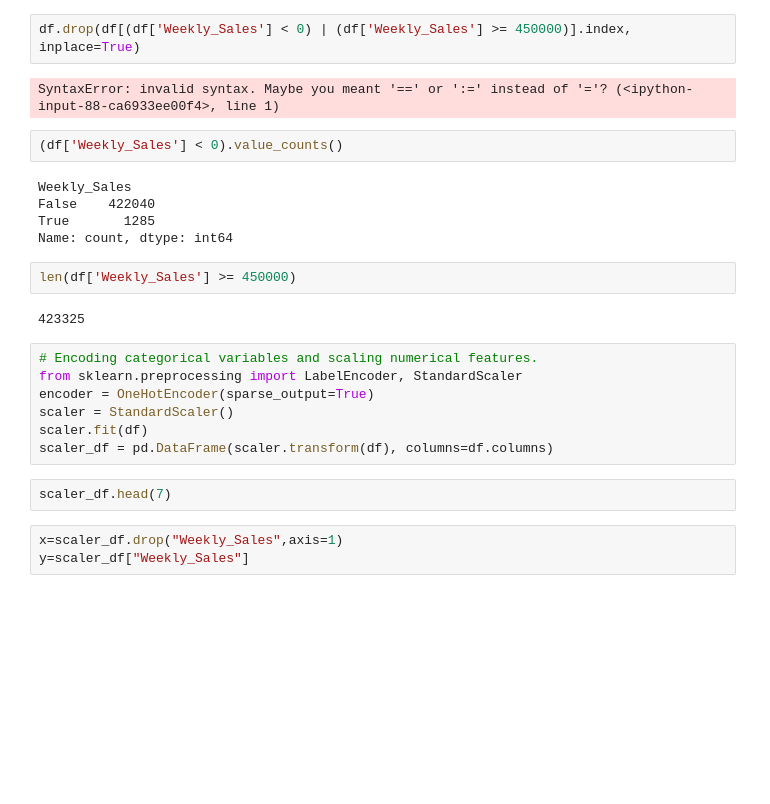
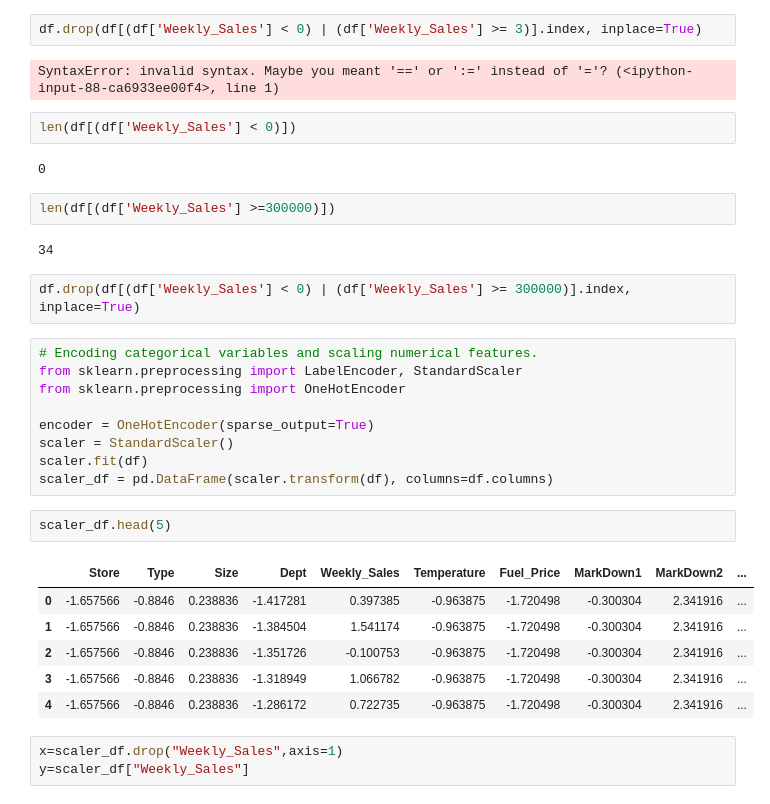
Before and after one commit to SriRamK345/Retail_Sales_Forecast, a Jupyter notebook: Final_Pro.ipynb, the cells around one changed output. Cells and saved outputs as stored; diff of their text form; blank space fills up the shorter version.

```diff
--- a/Final_Pro.ipynb
+++ b/Final_Pro.ipynb
@@ -927,27 +913,35 @@ plot(df, 'Weekly_Sales')
 # %%
-df.drop(df[(df['Weekly_Sales'] < 0) | (df['Weekly_Sales'] >= 450000)].index, inplace=True)
+df.drop(df[(df['Weekly_Sales'] < 0) | (df['Weekly_Sales'] >= 3)].index, inplace=True)
 # %% [output]
 SyntaxError: invalid syntax. Maybe you meant '==' or ':=' instead of '='? (<ipython-input-88-ca6933ee00f4>, line 1)
 # %%
-(df['Weekly_Sales'] < 0).value_counts()
+len(df[(df['Weekly_Sales'] < 0)])
 # %% [output]
-Weekly_Sales
-False    422040
-True       1285
-Name: count, dtype: int64
+0
 # %%
-len(df['Weekly_Sales'] >= 450000)
+len(df[(df['Weekly_Sales'] >=300000)])
 # %% [output]
-423325
+34
+# %%
+df.drop(df[(df['Weekly_Sales'] < 0) | (df['Weekly_Sales'] >= 300000)].index, inplace=True)
 # %%
 # Encoding categorical variables and scaling numerical features.
 from sklearn.preprocessing import LabelEncoder, StandardScaler
+from sklearn.preprocessing import OneHotEncoder
+
 encoder = OneHotEncoder(sparse_output=True)
 scaler = StandardScaler()
 scaler.fit(df)
 scaler_df = pd.DataFrame(scaler.transform(df), columns=df.columns)
 # %%
-scaler_df.head(7)
+scaler_df.head(5)
+# %% [output]
+|  | Store | Type | Size | Dept | Weekly_Sales | Temperature | Fuel_Price | MarkDown1 | MarkDown2 | ... |
+| 0 | -1.657566 | -0.8846 | 0.238836 | -1.417281 | 0.397385 | -0.963875 | -1.720498 | -0.300304 | 2.341916 | ... |
+| 1 | -1.657566 | -0.8846 | 0.238836 | -1.384504 | 1.541174 | -0.963875 | -1.720498 | -0.300304 | 2.341916 | ... |
+| 2 | -1.657566 | -0.8846 | 0.238836 | -1.351726 | -0.100753 | -0.963875 | -1.720498 | -0.300304 | 2.341916 | ... |
+| 3 | -1.657566 | -0.8846 | 0.238836 | -1.318949 | 1.066782 | -0.963875 | -1.720498 | -0.300304 | 2.341916 | ... |
+| 4 | -1.657566 | -0.8846 | 0.238836 | -1.286172 | 0.722735 | -0.963875 | -1.720498 | -0.300304 | 2.341916 | ... |
 # %%
 x=scaler_df.drop("Weekly_Sales",axis=1)
 y=scaler_df["Weekly_Sales"]
```
Also changed, not shown: parts of 22 cells of this notebook.
